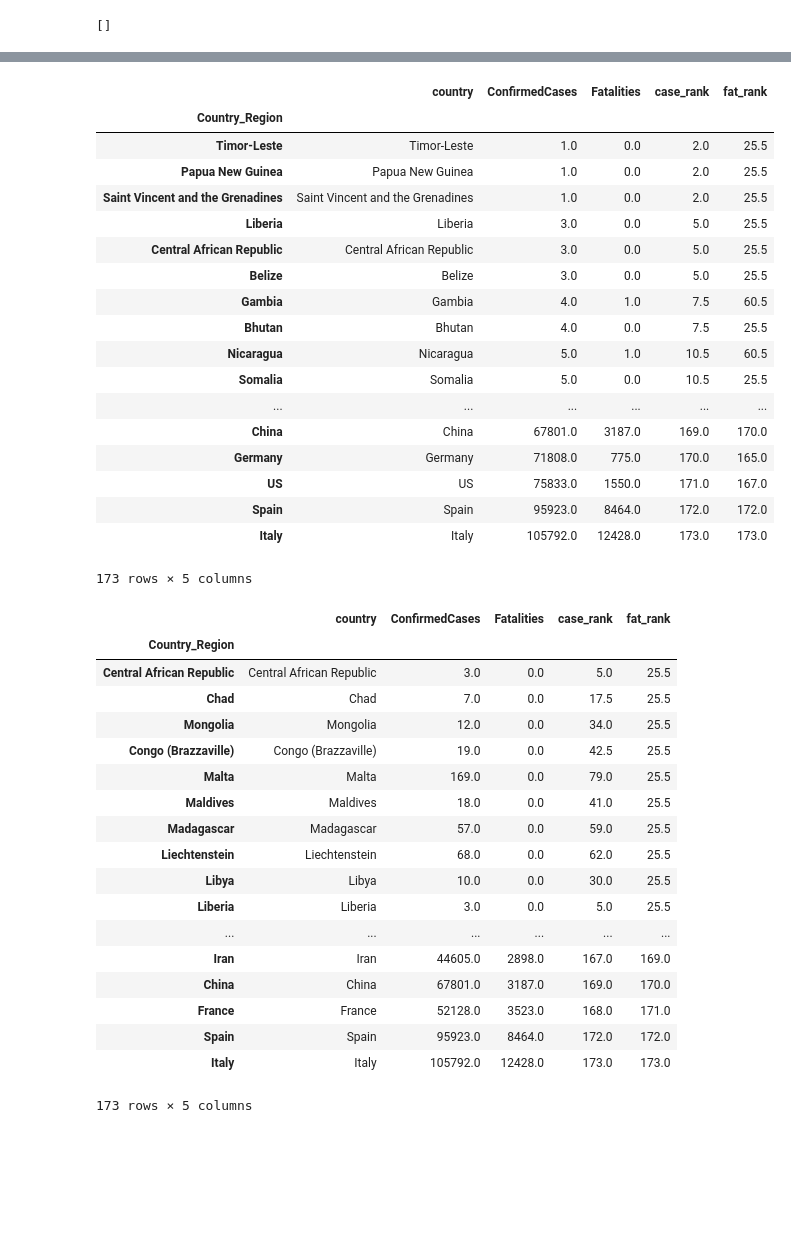
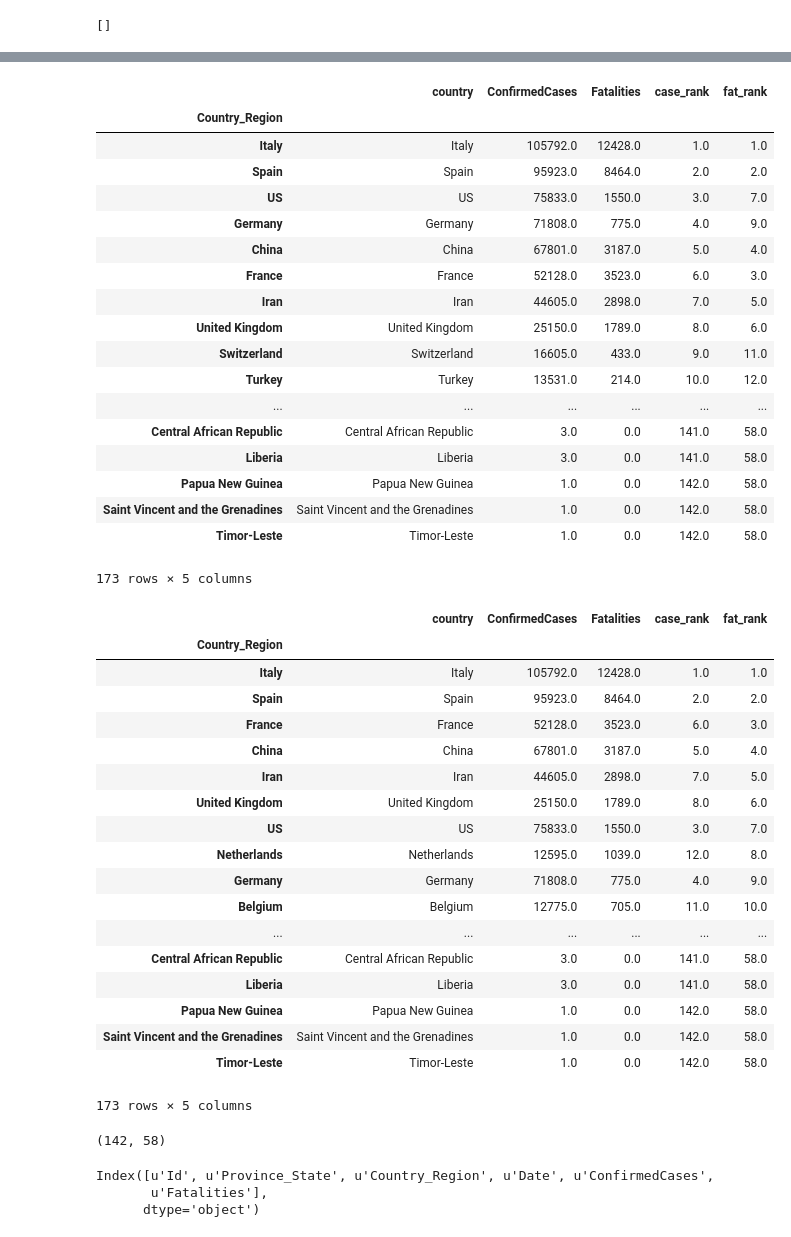
Before and after one commit to ankitnamdeo34/pyspark_hive_hadoop, a Jupyter notebook: covid_data.ipynb, the cells around one changed output, grey strips where cells are left out. Saved outputs shown, nothing was run; the diff lists cells and outputs as text; code cells hidden in the pictures; blank space fills up the shorter version.

```diff
--- a/covid_data.ipynb
+++ b/covid_data.ipynb
@@ -225,5 +249,5 @@ df2["country"] = df2.index.values
 # %%
 df2 = df2[["country", "ConfirmedCases", "Fatalities"]]
 # %%
-df2["case_rank"] = df2["ConfirmedCases"].rank()
-df2["fat_rank"] = df2["Fatalities"].rank()
+df2["case_rank"] = df2["ConfirmedCases"].rank(method="dense", ascending=False)
+df2["fat_rank"] = df2["Fatalities"].rank(method="dense", ascending=False)
@@ -252,44 +254,54 @@ df2
 # %%
-df2.sort_values(by=["case_rank"])
+df2.sort_values(by=["case_rank", "fat_rank"])
 # %% [output]
 |  | country | ConfirmedCases | Fatalities | case_rank | fat_rank |
 | Country_Region |  |  |  |  |  |
-| Timor-Leste | Timor-Leste | 1.0 | 0.0 | 2.0 | 25.5 |
-| Papua New Guinea | Papua New Guinea | 1.0 | 0.0 | 2.0 | 25.5 |
-| Saint Vincent and the Grenadines | Saint Vincent and the Grenadines | 1.0 | 0.0 | 2.0 | 25.5 |
-| Liberia | Liberia | 3.0 | 0.0 | 5.0 | 25.5 |
-| Central African Republic | Central African Republic | 3.0 | 0.0 | 5.0 | 25.5 |
-| Belize | Belize | 3.0 | 0.0 | 5.0 | 25.5 |
-| Gambia | Gambia | 4.0 | 1.0 | 7.5 | 60.5 |
-| Bhutan | Bhutan | 4.0 | 0.0 | 7.5 | 25.5 |
-| Nicaragua | Nicaragua | 5.0 | 1.0 | 10.5 | 60.5 |
-| Somalia | Somalia | 5.0 | 0.0 | 10.5 | 25.5 |
+| Italy | Italy | 105792.0 | 12428.0 | 1.0 | 1.0 |
+| Spain | Spain | 95923.0 | 8464.0 | 2.0 | 2.0 |
+| US | US | 75833.0 | 1550.0 | 3.0 | 7.0 |
+| Germany | Germany | 71808.0 | 775.0 | 4.0 | 9.0 |
+| China | China | 67801.0 | 3187.0 | 5.0 | 4.0 |
+| France | France | 52128.0 | 3523.0 | 6.0 | 3.0 |
+| Iran | Iran | 44605.0 | 2898.0 | 7.0 | 5.0 |
+| United Kingdom | United Kingdom | 25150.0 | 1789.0 | 8.0 | 6.0 |
+| Switzerland | Switzerland | 16605.0 | 433.0 | 9.0 | 11.0 |
+| Turkey | Turkey | 13531.0 | 214.0 | 10.0 | 12.0 |
 | ... | ... | ... | ... | ... | ... |
-| China | China | 67801.0 | 3187.0 | 169.0 | 170.0 |
-| Germany | Germany | 71808.0 | 775.0 | 170.0 | 165.0 |
-| US | US | 75833.0 | 1550.0 | 171.0 | 167.0 |
-| Spain | Spain | 95923.0 | 8464.0 | 172.0 | 172.0 |
-| Italy | Italy | 105792.0 | 12428.0 | 173.0 | 173.0 |
+| Central African Republic | Central African Republic | 3.0 | 0.0 | 141.0 | 58.0 |
+| Liberia | Liberia | 3.0 | 0.0 | 141.0 | 58.0 |
+| Papua New Guinea | Papua New Guinea | 1.0 | 0.0 | 142.0 | 58.0 |
+| Saint Vincent and the Grenadines | Saint Vincent and the Grenadines | 1.0 | 0.0 | 142.0 | 58.0 |
+| Timor-Leste | Timor-Leste | 1.0 | 0.0 | 142.0 | 58.0 |
 173 rows × 5 columns
 # %%
-df2.sort_values(by=["fat_rank"])
+df2.sort_values(by=["fat_rank", "case_rank"])
 # %% [output]
 |  | country | ConfirmedCases | Fatalities | case_rank | fat_rank |
 | Country_Region |  |  |  |  |  |
-| Central African Republic | Central African Republic | 3.0 | 0.0 | 5.0 | 25.5 |
-| Chad | Chad | 7.0 | 0.0 | 17.5 | 25.5 |
-| Mongolia | Mongolia | 12.0 | 0.0 | 34.0 | 25.5 |
-| Congo (Brazzaville) | Congo (Brazzaville) | 19.0 | 0.0 | 42.5 | 25.5 |
-| Malta | Malta | 169.0 | 0.0 | 79.0 | 25.5 |
-| Maldives | Maldives | 18.0 | 0.0 | 41.0 | 25.5 |
-| Madagascar | Madagascar | 57.0 | 0.0 | 59.0 | 25.5 |
-| Liechtenstein | Liechtenstein | 68.0 | 0.0 | 62.0 | 25.5 |
-| Libya | Libya | 10.0 | 0.0 | 30.0 | 25.5 |
-| Liberia | Liberia | 3.0 | 0.0 | 5.0 | 25.5 |
+| Italy | Italy | 105792.0 | 12428.0 | 1.0 | 1.0 |
+| Spain | Spain | 95923.0 | 8464.0 | 2.0 | 2.0 |
+| France | France | 52128.0 | 3523.0 | 6.0 | 3.0 |
+| China | China | 67801.0 | 3187.0 | 5.0 | 4.0 |
+| Iran | Iran | 44605.0 | 2898.0 | 7.0 | 5.0 |
+| United Kingdom | United Kingdom | 25150.0 | 1789.0 | 8.0 | 6.0 |
+| US | US | 75833.0 | 1550.0 | 3.0 | 7.0 |
+| Netherlands | Netherlands | 12595.0 | 1039.0 | 12.0 | 8.0 |
+| Germany | Germany | 71808.0 | 775.0 | 4.0 | 9.0 |
+| Belgium | Belgium | 12775.0 | 705.0 | 11.0 | 10.0 |
 | ... | ... | ... | ... | ... | ... |
-| Iran | Iran | 44605.0 | 2898.0 | 167.0 | 169.0 |
-| China | China | 67801.0 | 3187.0 | 169.0 | 170.0 |
-| France | France | 52128.0 | 3523.0 | 168.0 | 171.0 |
-| Spain | Spain | 95923.0 | 8464.0 | 172.0 | 172.0 |
-| Italy | Italy | 105792.0 | 12428.0 | 173.0 | 173.0 |
+| Central African Republic | Central African Republic | 3.0 | 0.0 | 141.0 | 58.0 |
+| Liberia | Liberia | 3.0 | 0.0 | 141.0 | 58.0 |
+| Papua New Guinea | Papua New Guinea | 1.0 | 0.0 | 142.0 | 58.0 |
+| Saint Vincent and the Grenadines | Saint Vincent and the Grenadines | 1.0 | 0.0 | 142.0 | 58.0 |
+| Timor-Leste | Timor-Leste | 1.0 | 0.0 | 142.0 | 58.0 |
 173 rows × 5 columns
+# %%
+len(df2.case_rank.unique()), len(df2.fat_rank.unique())
+# %% [output]
+(142, 58)
+# %%
+train.columns
+# %% [output]
+Index([u'Id', u'Province_State', u'Country_Region', u'Date', u'ConfirmedCases',
+       u'Fatalities'],
+      dtype='object')
```
Also changed, not shown: parts of 35 cells of this notebook.
